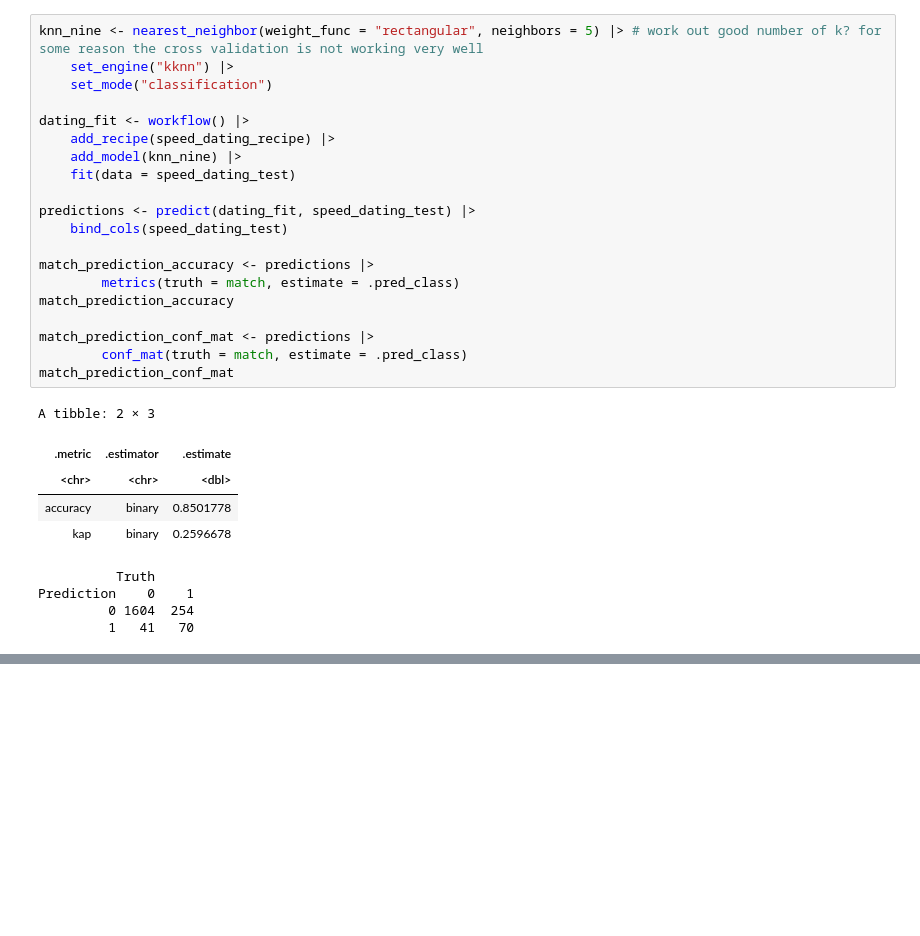
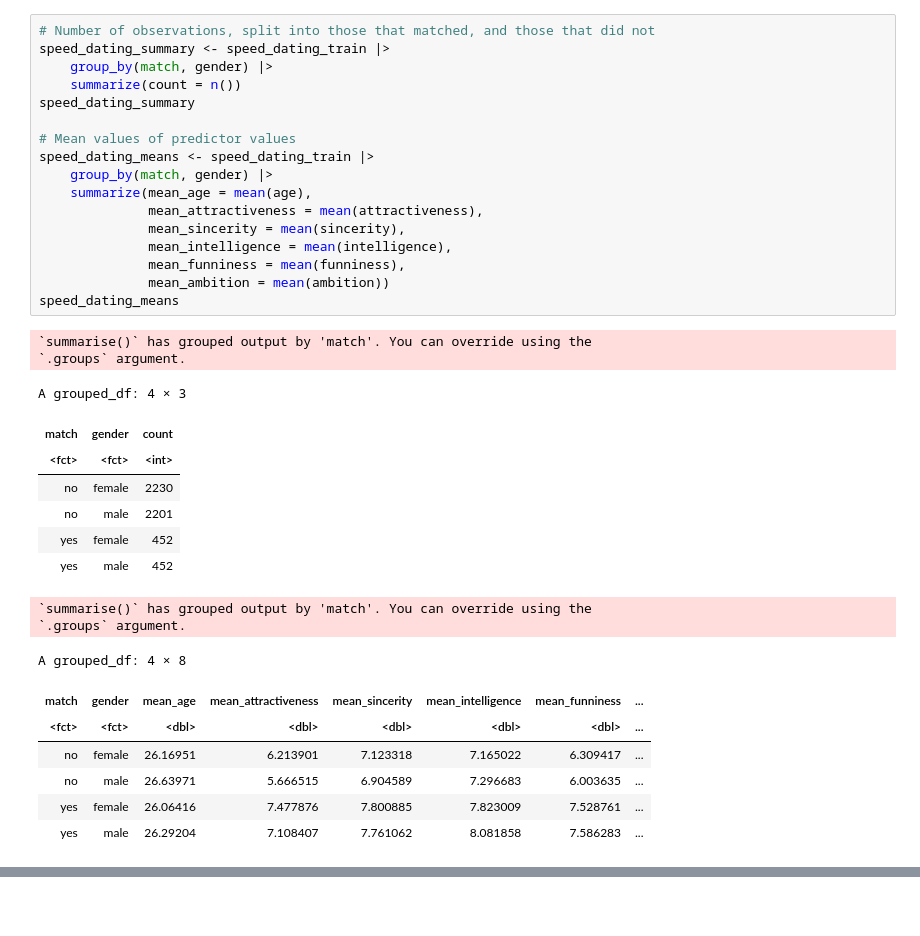
Before and after one commit to LotsaChai/toy-ds-project, a Jupyter notebook: DSCI Group Project Proposal.ipynb, the cells around one changed output, grey strips where cells are left out. Cells and saved outputs as stored; diff of their text form; blank space fills up the shorter version.

Commit message:
Moved paragraphs into notebook

```diff
--- a/DSCI Group Project Proposal.ipynb
+++ b/DSCI Group Project Proposal.ipynb
@@ -130,30 +84,36 @@ cross_val_plot
-# %%
-knn_nine <- nearest_neighbor(weight_func = "rectangular", neighbors = 5) |> # work out good number of k? for some reason the cross validation is not working very well
-    set_engine("kknn") |>
-    set_mode("classification")
-
-dating_fit <- workflow() |>
-    add_recipe(speed_dating_recipe) |>
-    add_model(knn_nine) |>
-    fit(data = speed_dating_test)
-
-predictions <- predict(dating_fit, speed_dating_test) |>
-    bind_cols(speed_dating_test)
-
-match_prediction_accuracy <- predictions |>
-        metrics(truth = match, estimate = .pred_class)
-match_prediction_accuracy
-
-match_prediction_conf_mat <- predictions |>
-        conf_mat(truth = match, estimate = .pred_class)
-match_prediction_conf_mat
-# %% [output]
-A tibble: 2 × 3
-| .metric | .estimator | .estimate |
-| <chr> | <chr> | <dbl> |
-| accuracy | binary | 0.8501778 |
-| kap | binary | 0.2596678 |
-          Truth
-Prediction    0    1
-         0 1604  254
-         1   41   70
+# %%
+# Number of observations, split into those that matched, and those that did not
+speed_dating_summary <- speed_dating_train |>
+    group_by(match, gender) |>
+    summarize(count = n())
+speed_dating_summary
+
+# Mean values of predictor values
+speed_dating_means <- speed_dating_train |>
+    group_by(match, gender) |>
+    summarize(mean_age = mean(age),
+              mean_attractiveness = mean(attractiveness),
+              mean_sincerity = mean(sincerity),
+              mean_intelligence = mean(intelligence),
+              mean_funniness = mean(funniness),
+              mean_ambition = mean(ambition))
+speed_dating_means
+# %% [output]
+`summarise()` has grouped output by 'match'. You can override using the
+`.groups` argument.
+A grouped_df: 4 × 3
+| match | gender | count |
+| <fct> | <fct> | <int> |
+| no | female | 2230 |
+| no | male | 2201 |
+| yes | female | 452 |
+| yes | male | 452 |
+`summarise()` has grouped output by 'match'. You can override using the
+`.groups` argument.
+A grouped_df: 4 × 8
+| match | gender | mean_age | mean_attractiveness | mean_sincerity | mean_intelligence | mean_funniness | ... |
+| <fct> | <fct> | <dbl> | <dbl> | <dbl> | <dbl> | <dbl> | ... |
+| no | female | 26.16951 | 6.213901 | 7.123318 | 7.165022 | 6.309417 | ... |
+| no | male | 26.63971 | 5.666515 | 6.904589 | 7.296683 | 6.003635 | ... |
+| yes | female | 26.06416 | 7.477876 | 7.800885 | 7.823009 | 7.528761 | ... |
+| yes | male | 26.29204 | 7.108407 | 7.761062 | 8.081858 | 7.586283 | ... |
```
Also changed, not shown: parts of 12 cells of this notebook.
